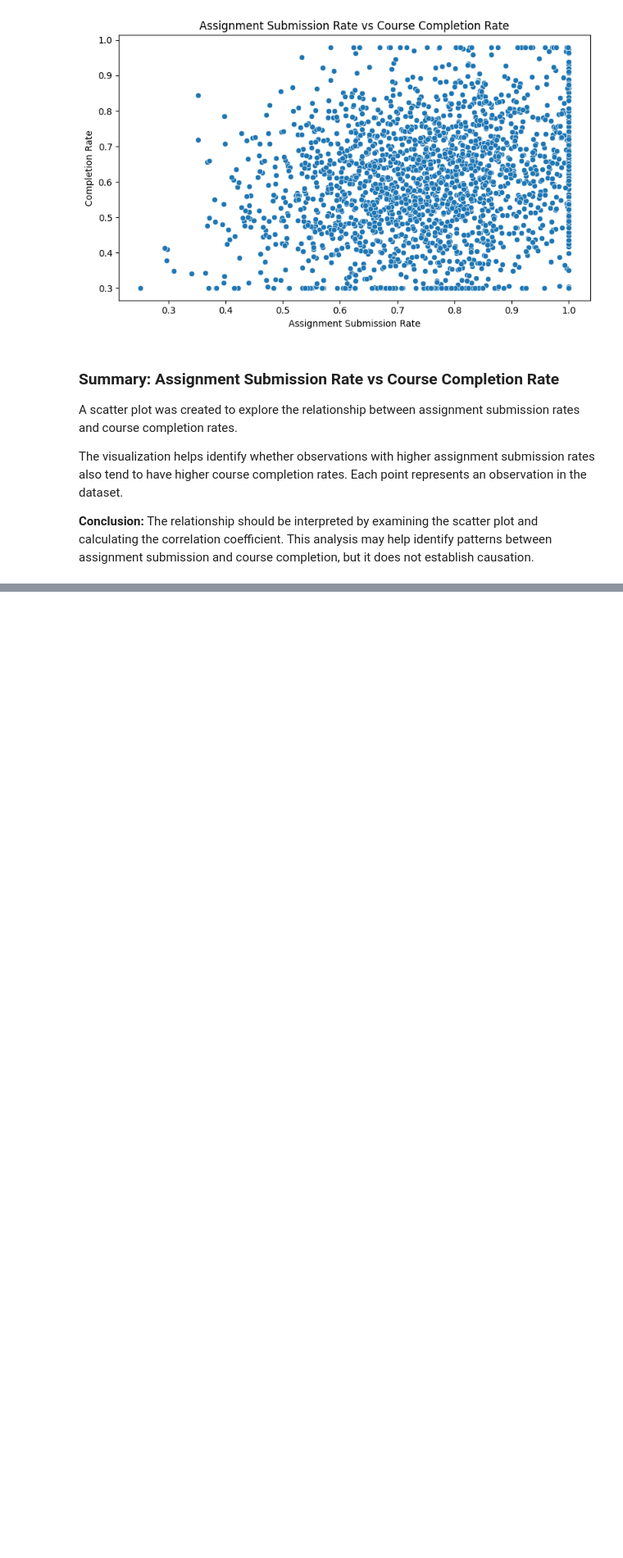
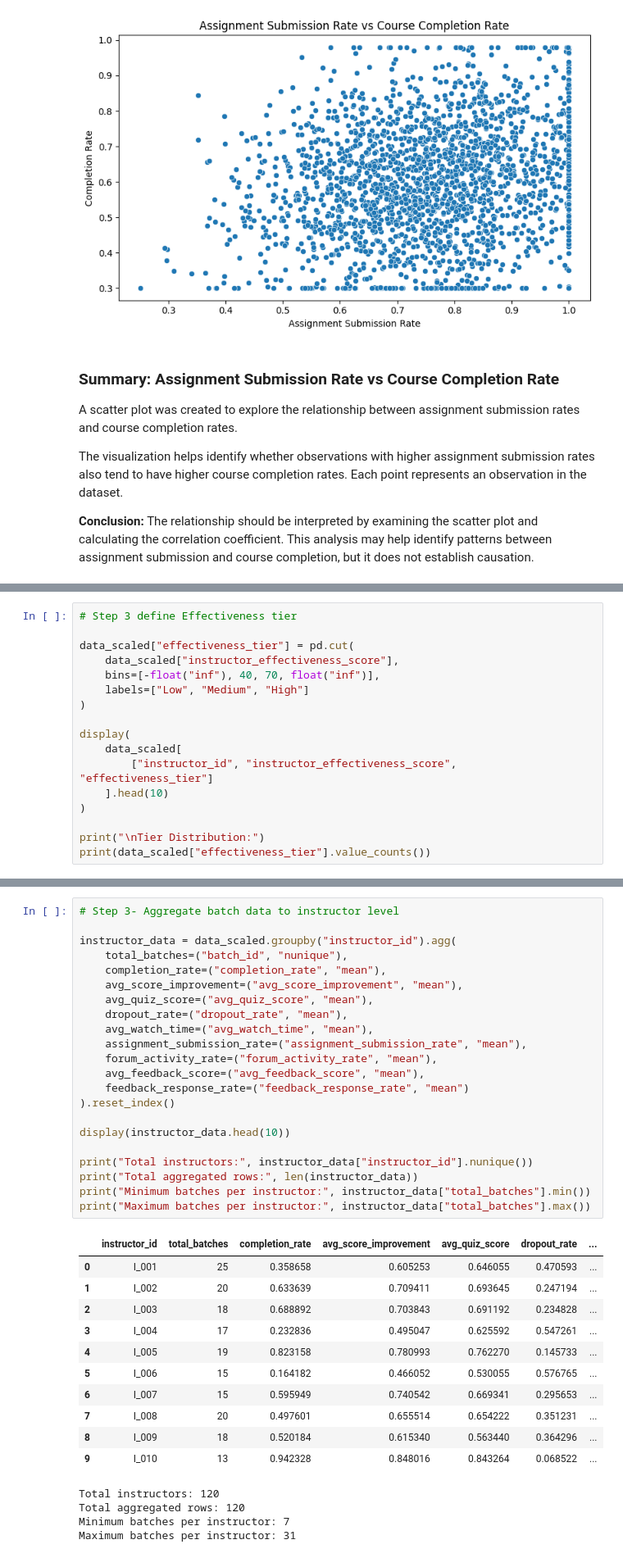
Before and after one commit to AJ0043/Instructor-Effectiveness-Modeling-EdTech-Context-, a Jupyter notebook: Untitled20.ipynb, the cells around one changed output, grey strips where cells are left out. Shown at 82% size. Saved outputs shown, nothing was run; the diff lists cells and outputs as text; blank space fills up the shorter version.

```diff
--- a/Untitled20.ipynb
+++ b/Untitled20.ipynb
@@ -764,0 +942,17 @@ display(correlation.round(2))
+# %%
+# Step 3 define Effectiveness tier
+
+data_scaled["effectiveness_tier"] = pd.cut(
+    data_scaled["instructor_effectiveness_score"],
+    bins=[-float("inf"), 40, 70, float("inf")],
+    labels=["Low", "Medium", "High"]
+)
+
+display(
+    data_scaled[
+        ["instructor_id", "instructor_effectiveness_score", "effectiveness_tier"]
+    ].head(10)
+)
+
+print("\nTier Distribution:")
+print(data_scaled["effectiveness_tier"].value_counts())
@@ -764,0 +989,38 @@ display(correlation.round(2))
+# %%
+# Step 3- Aggregate batch data to instructor level
+
+instructor_data = data_scaled.groupby("instructor_id").agg(
+    total_batches=("batch_id", "nunique"),
+    completion_rate=("completion_rate", "mean"),
+    avg_score_improvement=("avg_score_improvement", "mean"),
+    avg_quiz_score=("avg_quiz_score", "mean"),
+    dropout_rate=("dropout_rate", "mean"),
+    avg_watch_time=("avg_watch_time", "mean"),
+    assignment_submission_rate=("assignment_submission_rate", "mean"),
+    forum_activity_rate=("forum_activity_rate", "mean"),
+    avg_feedback_score=("avg_feedback_score", "mean"),
+    feedback_response_rate=("feedback_response_rate", "mean")
+).reset_index()
+
+display(instructor_data.head(10))
+
+print("Total instructors:", instructor_data["instructor_id"].nunique())
+print("Total aggregated rows:", len(instructor_data))
+print("Minimum batches per instructor:", instructor_data["total_batches"].min())
+print("Maximum batches per instructor:", instructor_data["total_batches"].max())
+# %% [output]
+|  | instructor_id | total_batches | completion_rate | avg_score_improvement | avg_quiz_score | dropout_rate | ... |
+| 0 | I_001 | 25 | 0.358658 | 0.605253 | 0.646055 | 0.470593 | ... |
+| 1 | I_002 | 20 | 0.633639 | 0.709411 | 0.693645 | 0.247194 | ... |
+| 2 | I_003 | 18 | 0.688892 | 0.703843 | 0.691192 | 0.234828 | ... |
+| 3 | I_004 | 17 | 0.232836 | 0.495047 | 0.625592 | 0.547261 | ... |
+| 4 | I_005 | 19 | 0.823158 | 0.780993 | 0.762270 | 0.145733 | ... |
+| 5 | I_006 | 15 | 0.164182 | 0.466052 | 0.530055 | 0.576765 | ... |
+| 6 | I_007 | 15 | 0.595949 | 0.740542 | 0.669341 | 0.295653 | ... |
+| 7 | I_008 | 20 | 0.497601 | 0.655514 | 0.654222 | 0.351231 | ... |
+| 8 | I_009 | 18 | 0.520184 | 0.615340 | 0.563440 | 0.364296 | ... |
+| 9 | I_010 | 13 | 0.942328 | 0.848016 | 0.843264 | 0.068522 | ... |
+Total instructors: 120
+Total aggregated rows: 120
+Minimum batches per instructor: 7
+Maximum batches per instructor: 31
```
Also changed, not shown: parts of 7 cells of this notebook.
